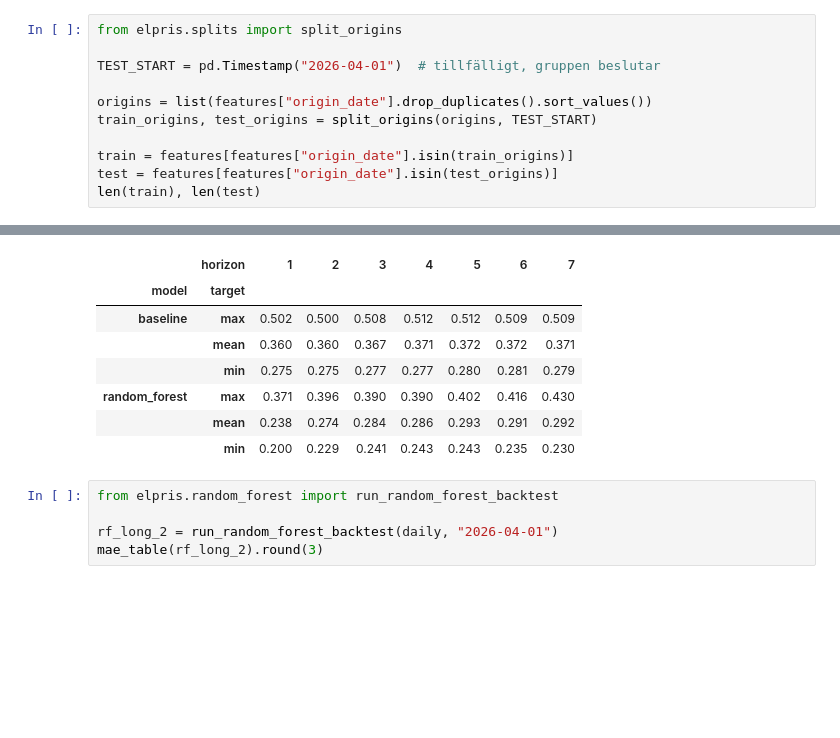
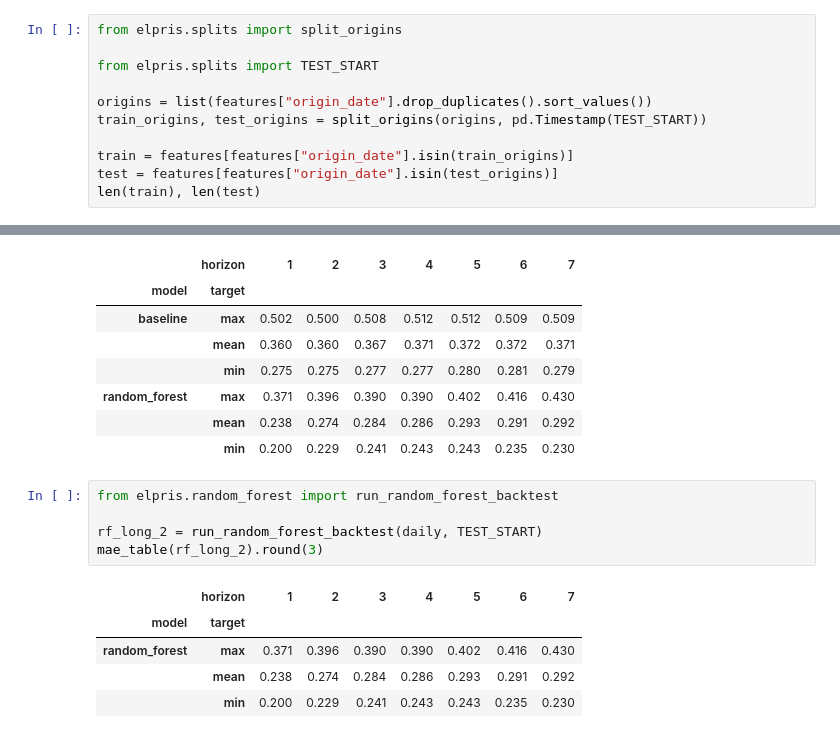
Before and after one commit to smkmrr/elpris-se3, a Jupyter notebook: notebooks/03_b2_ali.ipynb, the cells around one changed output, grey strips where cells are left out. Drawn from its saved outputs; the diff is of its cells as text; blank space fills up the shorter version.

Commit message:
Use TEST_START from splits.py in B2 notebook and rerun

```diff
--- a/notebooks/03_b2_ali.ipynb
+++ b/notebooks/03_b2_ali.ipynb
@@ -12,10 +17,10 @@ features.shape
 # %%
 from elpris.splits import split_origins
 
-TEST_START = pd.Timestamp("2026-04-01")  # tillfälligt, gruppen beslutar
+from elpris.splits import TEST_START
 
 origins = list(features["origin_date"].drop_duplicates().sort_values())
-train_origins, test_origins = split_origins(origins, TEST_START)
+train_origins, test_origins = split_origins(origins, pd.Timestamp(TEST_START))
 
 train = features[features["origin_date"].isin(train_origins)]
 test = features[features["origin_date"].isin(test_origins)]
@@ -75,5 +80,11 @@ mae_table(all_preds).round(3)
 # %%
 from elpris.random_forest import run_random_forest_backtest
 
-rf_long_2 = run_random_forest_backtest(daily, "2026-04-01")
+rf_long_2 = run_random_forest_backtest(daily, TEST_START)
 mae_table(rf_long_2).round(3)
+# %% [output]
+|  | horizon | 1 | 2 | 3 | 4 | 5 | 6 | 7 |
+| model | target |  |  |  |  |  |  |  |
+| random_forest | max | 0.371 | 0.396 | 0.390 | 0.390 | 0.402 | 0.416 | 0.430 |
+|  | mean | 0.238 | 0.274 | 0.284 | 0.286 | 0.293 | 0.291 | 0.292 |
+|  | min | 0.200 | 0.229 | 0.241 | 0.243 | 0.243 | 0.235 | 0.230 |
```
Also changed, not shown: parts of 1 cell of this notebook.
